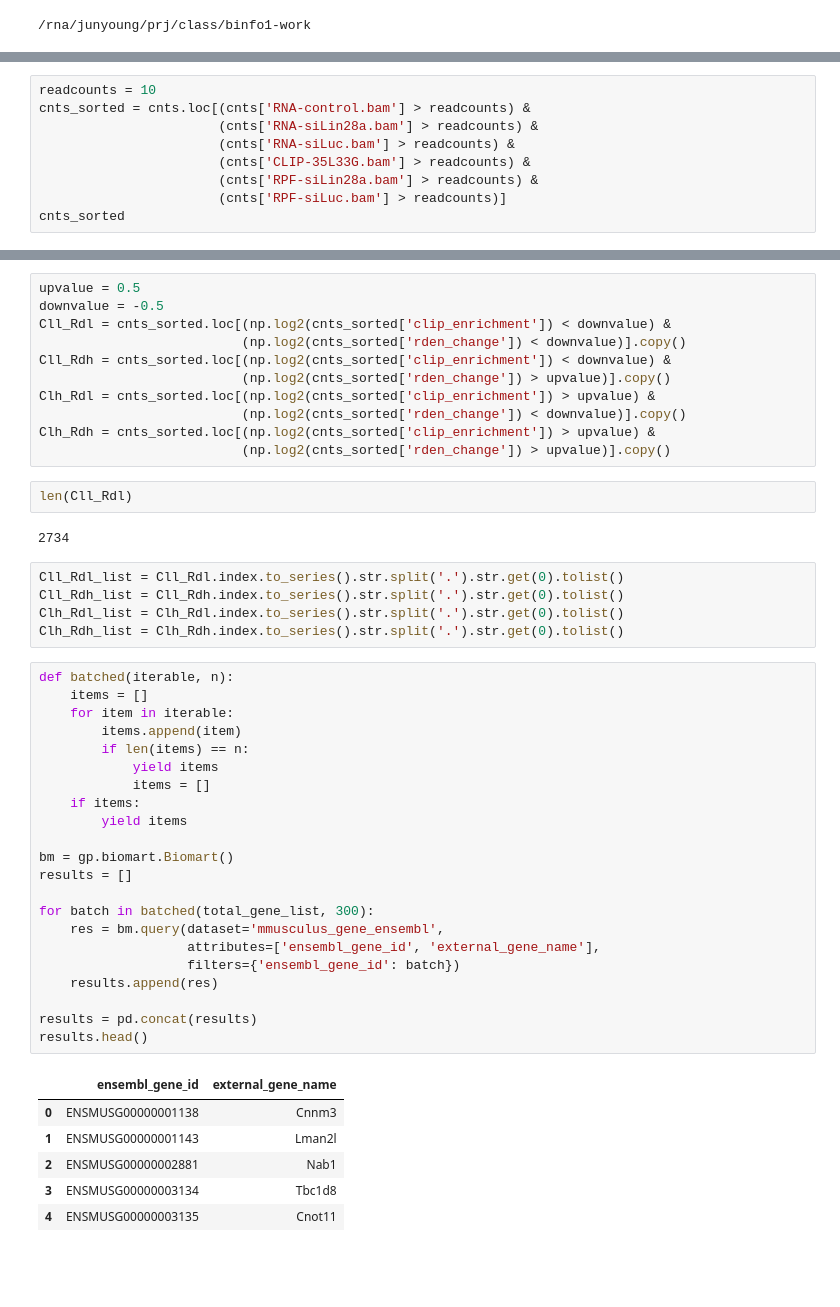
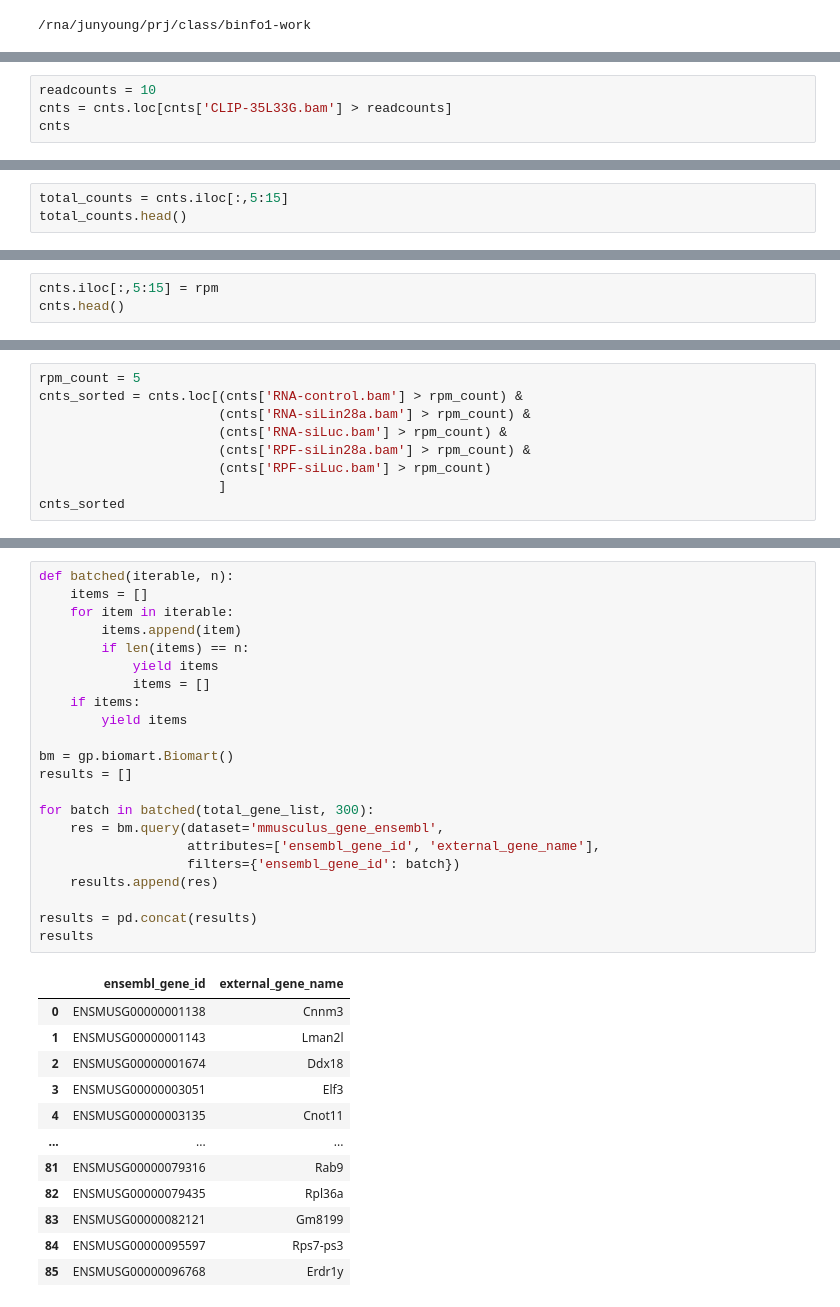
Before and after one commit to jjun7793/2024snubinfo_term, a Jupyter notebook: Junyoung_Park_2024snubinfo.ipynb, the cells around one changed output, grey strips where cells are left out. Cells and saved outputs as stored; diff of their text form; blank space fills up the shorter version.

```diff
--- a/Junyoung_Park_2024snubinfo.ipynb
+++ b/Junyoung_Park_2024snubinfo.ipynb
@@ -21,3 +24,7 @@ cnts.head()
 | ENSMUSG00000051951.6 | chr1;chr1;chr1;chr1;chr1;chr1;chr1 | 3276124;3276746;3283662;3283832;3... | 3277540;3277540;3285855;3286567;3... | -;-;-;-;-;-;- | 6094 | 4 | 0 | 0 | ... |
 | ENSMUSG00000102851.2 | chr1 | 3322980 | 3323459 | + | 480 | 3 | 0 | 0 | ... |
 | ENSMUSG00000103377.2 | chr1 | 3435954 | 3438772 | - | 2819 | 0 | 0 | 0 | ... |
+# %%
+readcounts = 10
+cnts = cnts.loc[cnts['CLIP-35L33G.bam'] > readcounts]
+cnts
@@ -23,0 +46,3 @@ cnts.head()
+# %%
+total_counts = cnts.iloc[:,5:15]
+total_counts.head()
@@ -23,0 +68,3 @@ cnts.head()
+# %%
+cnts.iloc[:,5:15] = rpm
+cnts.head()
@@ -24,11 +79,11 @@ cnts.head()
 # %%
-readcounts = 10
-cnts_sorted = cnts.loc[(cnts['RNA-control.bam'] > readcounts) &
-                       (cnts['RNA-siLin28a.bam'] > readcounts) &
-                       (cnts['RNA-siLuc.bam'] > readcounts) &
-                       (cnts['CLIP-35L33G.bam'] > readcounts) &
-                       (cnts['RPF-siLin28a.bam'] > readcounts) &
-                       (cnts['RPF-siLuc.bam'] > readcounts)]
+rpm_count = 5
+cnts_sorted = cnts.loc[(cnts['RNA-control.bam'] > rpm_count) &
+                       (cnts['RNA-siLin28a.bam'] > rpm_count) &
+                       (cnts['RNA-siLuc.bam'] > rpm_count) &
+                       (cnts['RPF-siLin28a.bam'] > rpm_count) &
+                       (cnts['RPF-siLuc.bam'] > rpm_count)
+                       ]
 cnts_sorted
 # %% [output]
 |  | Chr | Start | End | Strand | Length | CLIP-35L33G.bam | CLIP-let7d.bam | CLIP-let7f-1.bam | ... |
@@ -128,49 +176,35 @@ h: high
-# %%
-upvalue = 0.5
-downvalue = -0.5
-Cll_Rdl = cnts_sorted.loc[(np.log2(cnts_sorted['clip_enrichment']) < downvalue) &
-                          (np.log2(cnts_sorted['rden_change']) < downvalue)].copy()
-Cll_Rdh = cnts_sorted.loc[(np.log2(cnts_sorted['clip_enrichment']) < downvalue) &
-                          (np.log2(cnts_sorted['rden_change']) > upvalue)].copy()
-Clh_Rdl = cnts_sorted.loc[(np.log2(cnts_sorted['clip_enrichment']) > upvalue) &
-                          (np.log2(cnts_sorted['rden_change']) < downvalue)].copy()
-Clh_Rdh = cnts_sorted.loc[(np.log2(cnts_sorted['clip_enrichment']) > upvalue) &
-                          (np.log2(cnts_sorted['rden_change']) > upvalue)].copy()
-# %%
-len(Cll_Rdl)
-# %% [output]
-2734
-# %%
-Cll_Rdl_list = Cll_Rdl.index.to_series().str.split('.').str.get(0).tolist()
-Cll_Rdh_list = Cll_Rdh.index.to_series().str.split('.').str.get(0).tolist()
-Clh_Rdl_list = Clh_Rdl.index.to_series().str.split('.').str.get(0).tolist()
-Clh_Rdh_list = Clh_Rdh.index.to_series().str.split('.').str.get(0).tolist()
 # %%
 def batched(iterable, n):
     items = []
     for item in iterable:
         items.append(item)
         if len(items) == n:
             yield items
             items = []
     if items:
         yield items
 
 bm = gp.biomart.Biomart()
 results = []
 
 for batch in batched(total_gene_list, 300):
     res = bm.query(dataset='mmusculus_gene_ensembl',
                    attributes=['ensembl_gene_id', 'external_gene_name'],
                    filters={'ensembl_gene_id': batch})
     results.append(res)
 
 results = pd.concat(results)
-results.head()
+results
 # %% [output]
 |  | ensembl_gene_id | external_gene_name |
 | 0 | ENSMUSG00000001138 | Cnnm3 |
 | 1 | ENSMUSG00000001143 | Lman2l |
-| 2 | ENSMUSG00000002881 | Nab1 |
-| 3 | ENSMUSG00000003134 | Tbc1d8 |
+| 2 | ENSMUSG00000001674 | Ddx18 |
+| 3 | ENSMUSG00000003051 | Elf3 |
 | 4 | ENSMUSG00000003135 | Cnot11 |
+| ... | ... | ... |
+| 81 | ENSMUSG00000079316 | Rab9 |
+| 82 | ENSMUSG00000079435 | Rpl36a |
+| 83 | ENSMUSG00000082121 | Gm8199 |
+| 84 | ENSMUSG00000095597 | Rps7-ps3 |
+| 85 | ENSMUSG00000096768 | Erdr1y |
```
Also changed, not shown: parts of 49 cells of this notebook.
